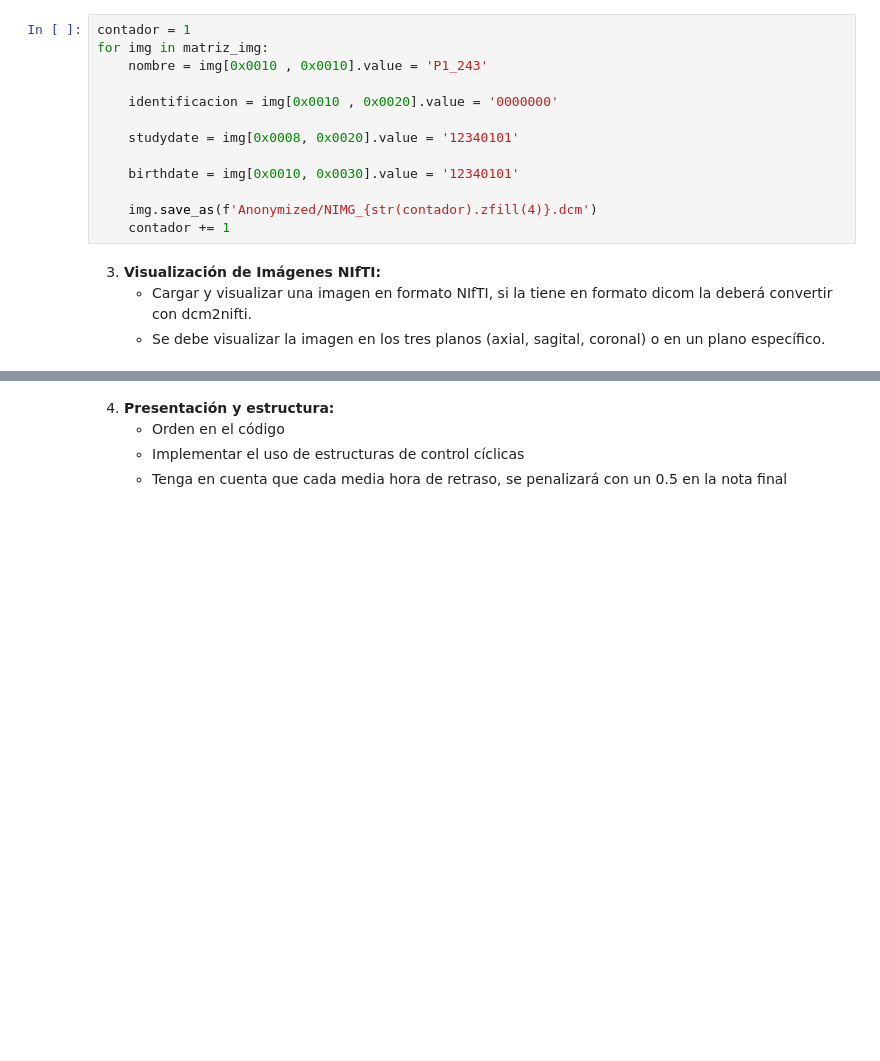
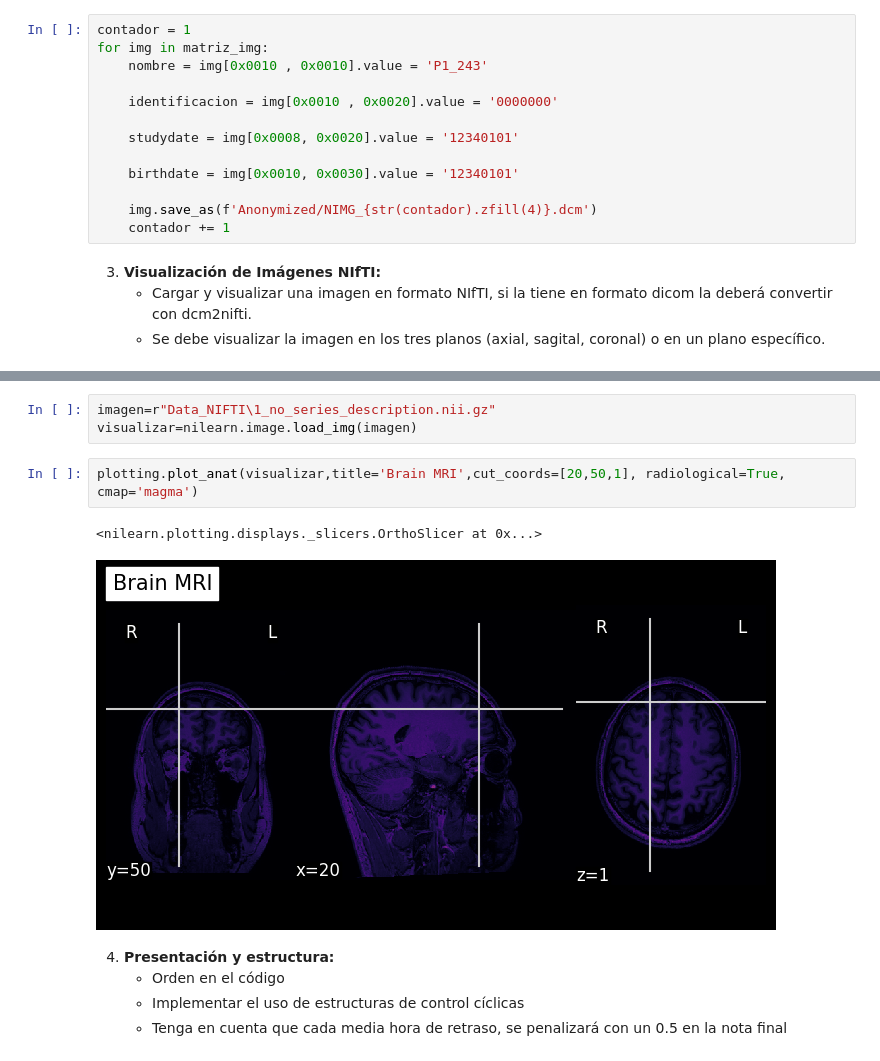
Before and after one commit to Ruizxp/images-processing, a Jupyter notebook: Trabajo1_PDI.ipynb, the cells around one changed output, grey strips where cells are left out. Cells and saved outputs as stored; diff of their text form; blank space fills up the shorter version.

Commit message:
Visualización Img

```diff
--- a/Trabajo1_PDI.ipynb
+++ b/Trabajo1_PDI.ipynb
@@ -215,3 +237,11 @@ for img in matriz_img:
+# %%
+imagen=r"Data_NIFTI\1_no_series_description.nii.gz"
+visualizar=nilearn.image.load_img(imagen)
+# %%
+plotting.plot_anat(visualizar,title='Brain MRI',cut_coords=[20,50,1], radiological=True, cmap='magma')
+# %% [output]
+<nilearn.plotting.displays._slicers.OrthoSlicer at 0x...>
+[figure, added]
 # %% [markdown]
 4. **Presentación y estructura:**
    - Orden en el código
```
Also changed, not shown: parts of 3 cells of this notebook, 1 other file.
